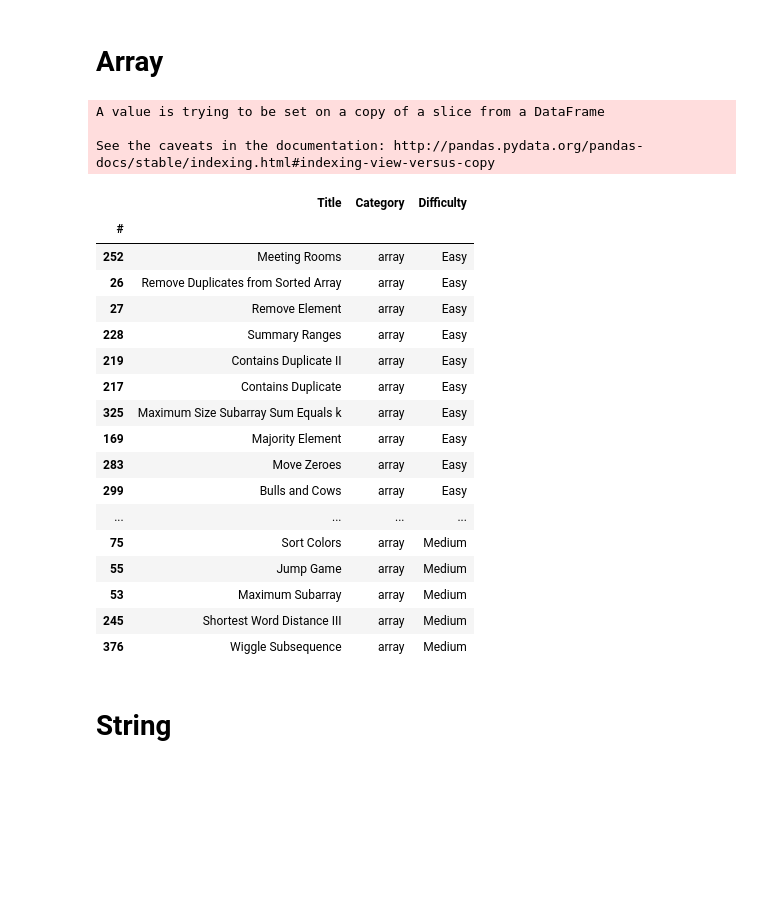
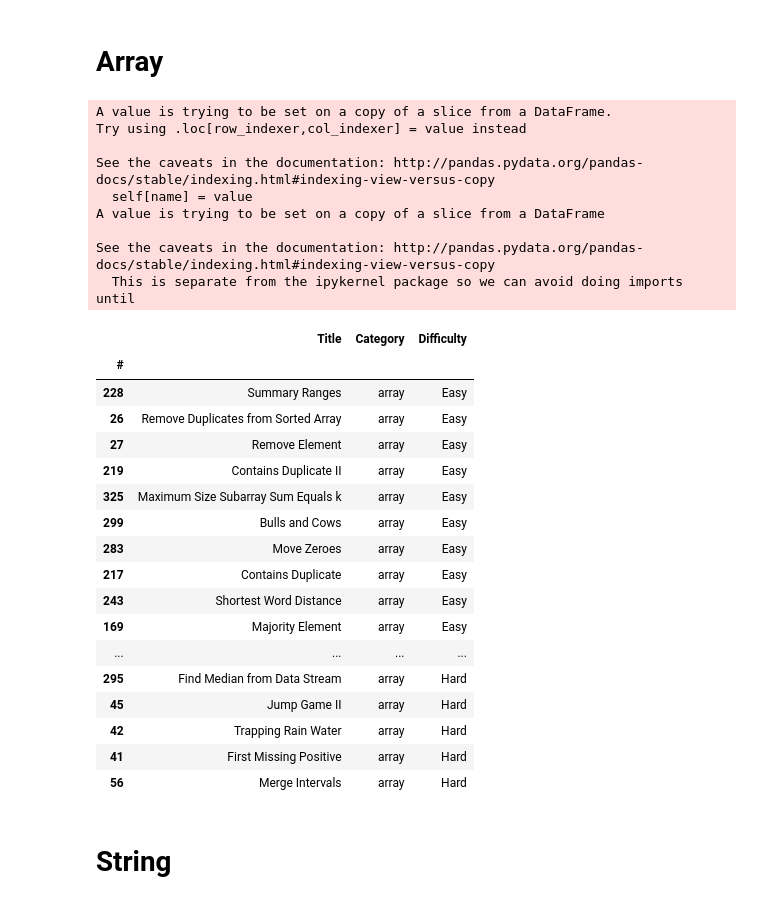
Before and after one commit to shanjiang1994/LeetCode_for_DataScience, a Jupyter notebook: LeetCode_for_Data_Science.ipynb, the cells around one changed output. Cells and saved outputs as stored; diff of their text form; code cells hidden in the pictures; blank space fills up the shorter version.

```diff
--- a/LeetCode_for_Data_Science.ipynb
+++ b/LeetCode_for_Data_Science.ipynb
@@ -266,30 +266,37 @@ leetcode_for_dic = retrun_dic_DataFrame(leetcode_for_DS)
 # Array
 # %%
 
-leetcode_for_dic['array'].sort_values(by = ['Difficulty'], inplace = True)
+leetcode_for_dic['array'].Difficulty = pd.Categorical(leetcode_for_dic['array'].Difficulty, categories=['Easy', 'Medium', 'Hard'])
+leetcode_for_dic['array'].sort_values(['Difficulty'], inplace = True)
 leetcode_for_dic['array']
 # %% [output]
+A value is trying to be set on a copy of a slice from a DataFrame.
+Try using .loc[row_indexer,col_indexer] = value instead
+
+See the caveats in the documentation: http://pandas.pydata.org/pandas-docs/stable/indexing.html#indexing-view-versus-copy
+  self[name] = value
 A value is trying to be set on a copy of a slice from a DataFrame
 
 See the caveats in the documentation: http://pandas.pydata.org/pandas-docs/stable/indexing.html#indexing-view-versus-copy
+  This is separate from the ipykernel package so we can avoid doing imports until
 |  | Title | Category | Difficulty |
 | # |  |  |  |
-| 252 | Meeting Rooms | array | Easy |
+| 228 | Summary Ranges | array | Easy |
 | 26 | Remove Duplicates from Sorted Array | array | Easy |
 | 27 | Remove Element | array | Easy |
-| 228 | Summary Ranges | array | Easy |
 | 219 | Contains Duplicate II | array | Easy |
+| 325 | Maximum Size Subarray Sum Equals k | array | Easy |
+| 299 | Bulls and Cows | array | Easy |
+| 283 | Move Zeroes | array | Easy |
 | 217 | Contains Duplicate | array | Easy |
-| 325 | Maximum Size Subarray Sum Equals k | array | Easy |
+| 243 | Shortest Word Distance | array | Easy |
 | 169 | Majority Element | array | Easy |
-| 283 | Move Zeroes | array | Easy |
-| 299 | Bulls and Cows | array | Easy |
 | ... | ... | ... | ... |
-| 75 | Sort Colors | array | Medium |
-| 55 | Jump Game | array | Medium |
-| 53 | Maximum Subarray | array | Medium |
-| 245 | Shortest Word Distance III | array | Medium |
-| 376 | Wiggle Subsequence | array | Medium |
+| 295 | Find Median from Data Stream | array | Hard |
+| 45 | Jump Game II | array | Hard |
+| 42 | Trapping Rain Water | array | Hard |
+| 41 | First Missing Positive | array | Hard |
+| 56 | Merge Intervals | array | Hard |
 # %% [markdown]
 # String
 # %%
```
Also changed, not shown: parts of 14 cells of this notebook.
